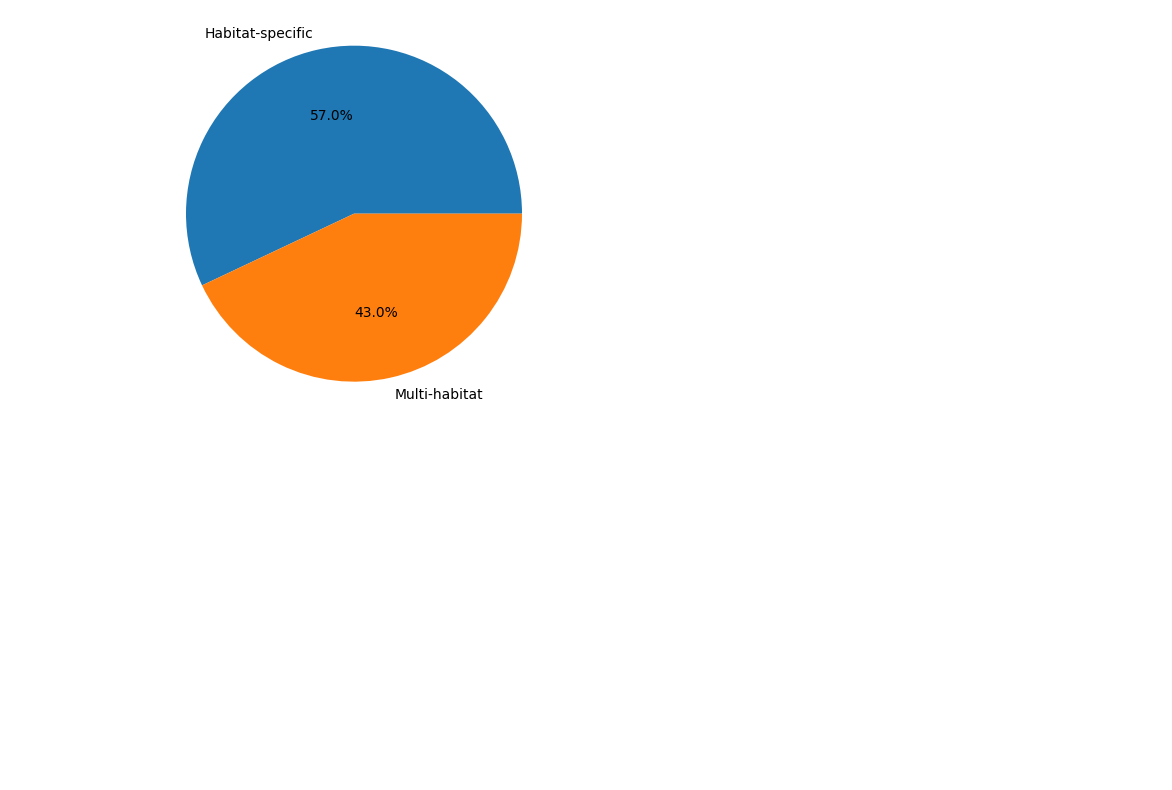
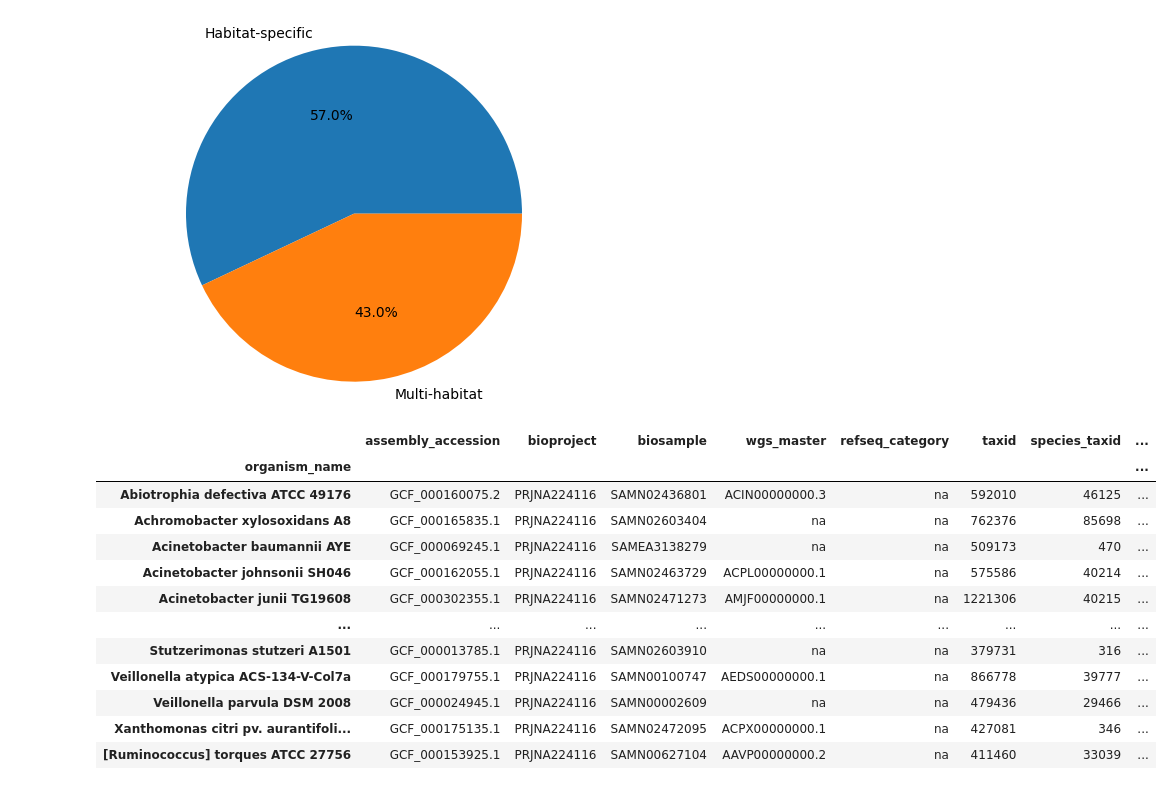
Before and after one commit to RamanLab/Hospital_Microbiome, a Jupyter notebook: Diversity.ipynb, the cells around one changed output. Saved outputs shown, nothing was run; the diff lists cells and outputs as text; code cells hidden in the pictures; blank space fills up the shorter version.

```diff
--- a/Diversity.ipynb
+++ b/Diversity.ipynb
@@ -218,7 +224,7 @@ filtered_taxa_table
 
 # Filter samples data based on valid taxonomic IDs
 filtered_samples_data = bacteria_data.loc[bacteria_data.index.isin(filtered_taxa_table.index)]
-filtered_samples_data = filtered_samples_data.drop(columns=["Major_group", "Taxonomic_Info"], axis=1)
+filtered_samples_data = filtered_samples_data.drop(columns=["Taxonomic_Info"], axis=1)
 filtered_samples_data = filtered_samples_data / 100
 filtered_samples_data
 
@@ -227,9 +233,9 @@ metadata_filtered = metadata.loc[metadata.index.isin(filtered_samples_data.colum
 metadata_filtered
 
 # Save filtered data, taxa, and metadata to CSV files
-filtered_samples_data.to_csv(directory_path + "Network/all_filtered_data.csv", index=True, sep=',')
-filtered_taxa_table.to_csv(directory_path + "Network/all_filtered_taxa.csv", index=True, sep=',')
-metadata_filtered.to_csv(directory_path + "Network/all_filtered_metadata.csv", index=True, sep=',')
+filtered_samples_data.to_csv(output_path + "phyloseq_source/all_filtered_data.csv", index=True, sep=',')
+filtered_taxa_table.to_csv(output_path + "phyloseq_source/all_filtered_taxa.csv", index=True, sep=',')
+metadata_filtered.to_csv(output_path + "phyloseq_source/all_filtered_metadata.csv", index=True, sep=',')
 # %%
 # Process and save data, taxa, and metadata for each environment
 df_dict, taxa_dict, metadata_dict = {}, {}, {}
@@ -241,7 +247,7 @@ for env in metadata["Environment"].unique():
     subset_df = subset_df[(subset_df.sum(axis=1)) != 0]
     subset_df = subset_df.loc[:, (subset_df.sum(axis=0) != 0)]
 
-    # Keep rows with a count of non-zero entries greater than the threshold
+    # Keep rows with a count of non-zero entries greater than the threshold (10% of the total number of samples)
     subset_df = subset_df[(subset_df > 0).sum(axis=1) >= (0.1 * len(subset_df.columns))]
 
     # Keep rows with relative abundance greater than 1%
@@ -253,9 +259,9 @@ for env in metadata["Environment"].unique():
     taxa_dict[env] = taxa_df
     metadata_dict[env] = metadata_df
 
-    subset_df.to_csv(f"{directory_path}Network/{env}_filtered_data.csv", index=True, sep=',')
-    taxa_df.to_csv(f"{directory_path}Network/{env}_filtered_taxa.csv", index=True, sep=',')
-    metadata_df.to_csv(f"{directory_path}Network/{env}_filtered_metadata.csv", index=True, sep=',')
+    subset_df.to_csv(f"{output_path}phyloseq_source/{env}_filtered_data.csv", index=True, sep=',')
+    taxa_df.to_csv(f"{output_path}phyloseq_source/{env}_filtered_taxa.csv", index=True, sep=',')
+    metadata_df.to_csv(f"{output_path}phyloseq_source/{env}_filtered_metadata.csv", index=True, sep=',')
 # %%
 # Get the sets of taxa for the Venn diagram
 taxa_sets = {key: set(value.index) for key, value in taxa_dict.items()}
@@ -296,3 +304,79 @@ plt.savefig(directory_path + 'taxa_classification_pie_chart.svg', format='svg')
 plt.show()
 # %% [output]
 [figure]
+# %%
+# Fetching genome details of type strains of the selected microorganisms from the NCBI FTP link
+
+# FTP link
+ftp_link = "https://ftp.ncbi.nlm.nih.gov/genomes/refseq/assembly_summary_refseq.txt"
+
+
+def fetch_row_by_organism_name(ftp_link, organism_name):
+    """
+    Fetches the row from the FTP link that contains the given organism name.
+
+    Parameters:
+    ftp_link (str): The FTP link to the file.
+    organism_name (str): The name of the organism to search for.
+
+    Returns:
+    str: The row containing the organism name, or None if not found.
+    """
+    # Fetch the content of the file
+    response = requests.get(ftp_link)
+    if response.status_code == 200:
+        # Split content by lines
+        lines = response.text.split('\n')
+        # Search for the row containing the organism name
+        for line in lines:
+            if "assembly from type material" in line or "assembly from synonym type material" in line:
+                if organism_name in line:
+                    return line
+            elif "assembly designated as neotype" in line:
+                if organism_name in line:
+                    return line
+            elif organism_name in line:
+                return line
+    else:
+        print("Failed to fetch data from FTP link.")
+
+# Create an empty DataFrame
+column_names = ["assembly_accession", "bioproject", "biosample", "wgs_master", "refseq_category",
+                "taxid", "species_taxid", "organism_name", "infraspecific_name", "isolate",
+                "version_status", "assembly_level", "release_type", "genome_rep", "seq_rel_date",
+                "asm_name", "asm_submitter", "gbrs_paired_asm", "paired_asm_comp", "ftp_path",
+                "excluded_from_refseq", "relation_to_type_material", "asm_not_live_date", "assembly_type",
+                "group", "genome_size", "genome_size_ungapped", "gc_percent", "replicon_count",
+                "scaffold_count", "contig_count", "annotation_provider", "annotation_name",
+                "annotation_date", "total_gene_count", "protein_coding_gene_count", "non_coding_gene_count",
+                "pubmed_id"]
+genome_details = pd.DataFrame(columns=column_names)
+
+# Iterate over unique_values and append rows to the DataFrame
+for organism_name in unique_values:
+    row = fetch_row_by_organism_name(ftp_link, organism_name)
+    if row:
+        row_data = row.split('\t')
+        genome_details = genome_details.append(pd.DataFrame([row_data], columns=column_names), ignore_index=True)
+
+# Set organism_name as the index
+genome_details.set_index('organism_name', inplace=True)
+
+# Save the genome information to the CSV file
+genome_details.to_csv(output_path + 'genome_details.csv', index=True, sep=',')
+
+genome_details
+# %% [output]
+|  | assembly_accession | bioproject | biosample | wgs_master | refseq_category | taxid | species_taxid | ... |
+| organism_name |  |  |  |  |  |  |  | ... |
+| Abiotrophia defectiva ATCC 49176 | GCF_000160075.2 | PRJNA224116 | SAMN02436801 | ACIN00000000.3 | na | 592010 | 46125 | ... |
+| Achromobacter xylosoxidans A8 | GCF_000165835.1 | PRJNA224116 | SAMN02603404 | na | na | 762376 | 85698 | ... |
+| Acinetobacter baumannii AYE | GCF_000069245.1 | PRJNA224116 | SAMEA3138279 | na | na | 509173 | 470 | ... |
+| Acinetobacter johnsonii SH046 | GCF_000162055.1 | PRJNA224116 | SAMN02463729 | ACPL00000000.1 | na | 575586 | 40214 | ... |
+| Acinetobacter junii TG19608 | GCF_000302355.1 | PRJNA224116 | SAMN02471273 | AMJF00000000.1 | na | 1221306 | 40215 | ... |
+| ... | ... | ... | ... | ... | ... | ... | ... | ... |
+| Stutzerimonas stutzeri A1501 | GCF_000013785.1 | PRJNA224116 | SAMN02603910 | na | na | 379731 | 316 | ... |
+| Veillonella atypica ACS-134-V-Col7a | GCF_000179755.1 | PRJNA224116 | SAMN00100747 | AEDS00000000.1 | na | 866778 | 39777 | ... |
+| Veillonella parvula DSM 2008 | GCF_000024945.1 | PRJNA224116 | SAMN00002609 | na | na | 479436 | 29466 | ... |
+| Xanthomonas citri pv. aurantifoli... | GCF_000175135.1 | PRJNA224116 | SAMN02472095 | ACPX00000000.1 | na | 427081 | 346 | ... |
+| [Ruminococcus] torques ATCC 27756 | GCF_000153925.1 | PRJNA224116 | SAMN00627104 | AAVP00000000.2 | na | 411460 | 33039 | ... |
```
Also changed, not shown: parts of 10 cells of this notebook.
